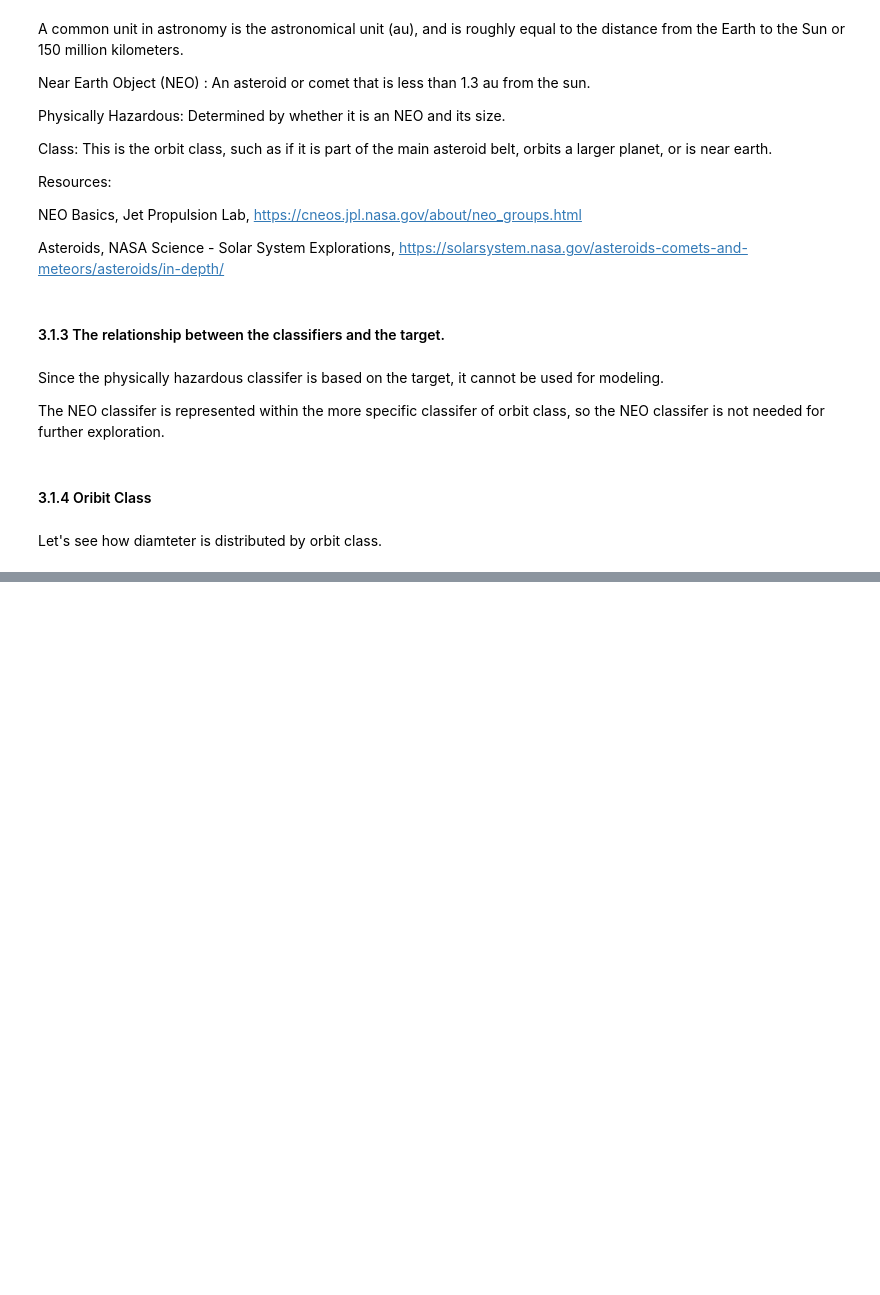
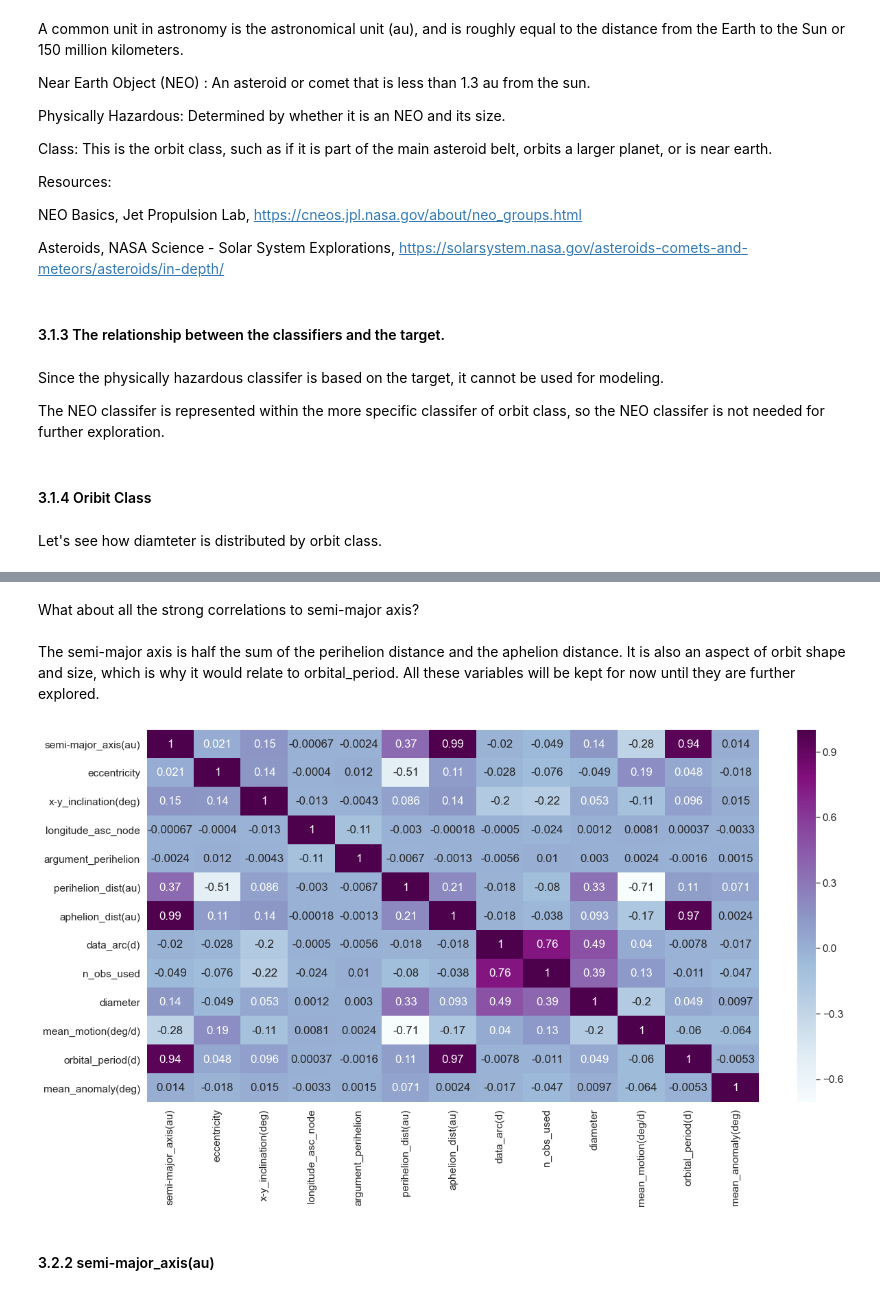
Before and after one commit to emilybocim/springboard, a Jupyter notebook: Capstone Two/Asteroids_EDA.ipynb, the cells around one changed output, grey strips where cells are left out. Drawn from its saved outputs; the diff is of its cells as text; code cells hidden in the pictures; blank space fills up the shorter version.

```diff
--- a/Capstone Two/Asteroids_EDA.ipynb
+++ b/Capstone Two/Asteroids_EDA.ipynb
@@ -93,0 +178,22 @@ sns.heatmap(df.corr(),annot=True, cmap='gist_earth');
+# %%
+#data_arc(d) and data_arc
+df.drop('data_arc', axis=1, inplace=True)
+# %%
+#orbital_period(d) and orbital_period
+df.drop('orbital_period', axis=1, inplace=True)
+# %%
+#perihelion_distance and earth_min_orbit_inter_dist(au)
+df.drop('earth_min_oribit_inter_dist(au)', axis=1, inplace=True)
+# %% [markdown]
+What about all the strong correlations to semi-major axis? <br>
+<br>
+The semi-major axis is half the sum of the perihelion distance and the aphelion distance. It is also an aspect of orbit shape and size, which is why it would relate to orbital_period. All these variables will be kept for now until they are further explored.
+# %%
+#Cleaning-up the heatmap.
+sns.set(font_scale=1.4)
+plt.figure(figsize=(20,10))
+sns.heatmap(df.corr(),annot=True, cmap='BuPu');
+# %% [output]
+[figure, added]
+# %% [markdown]
+#### 3.2.2 semi-major_axis(au)
```
Also changed, not shown: parts of 52 cells of this notebook.
